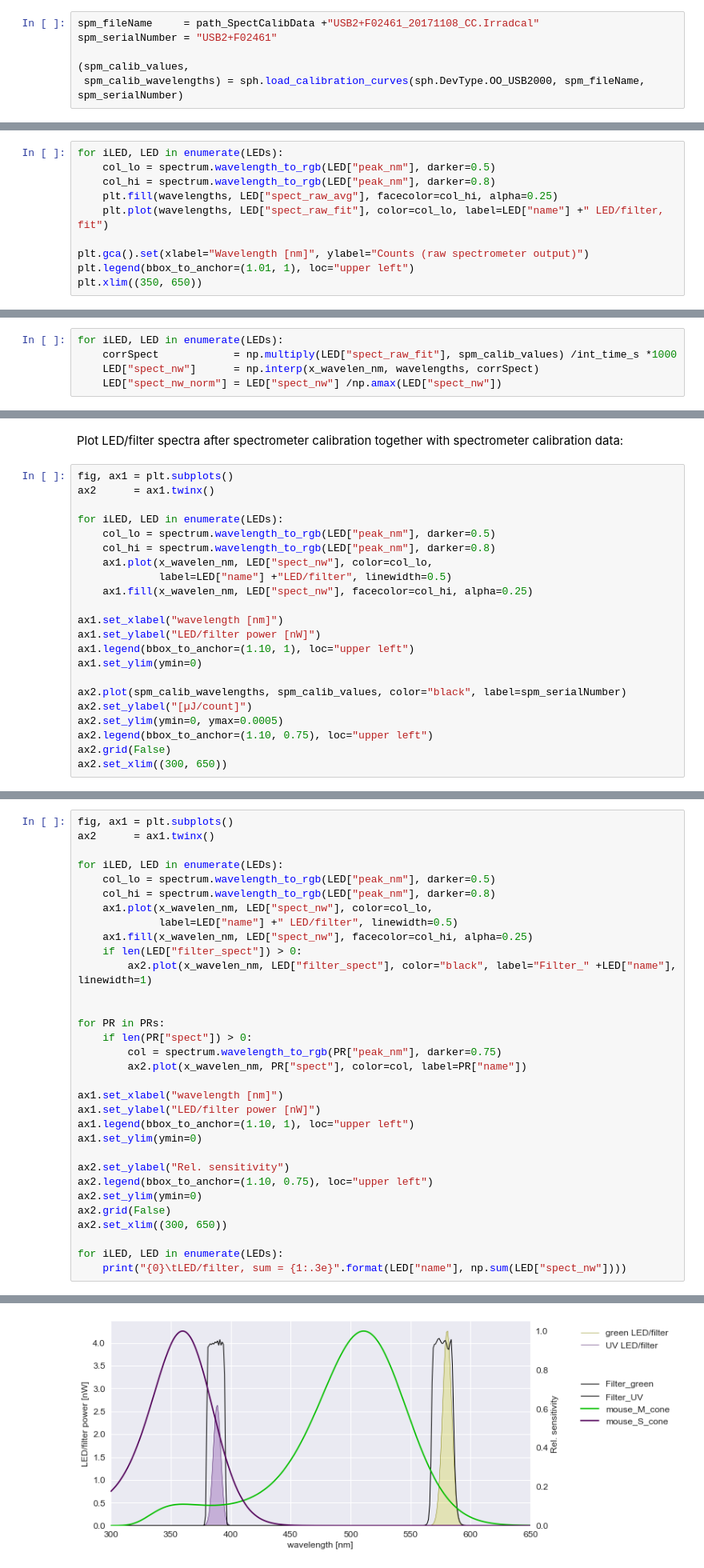
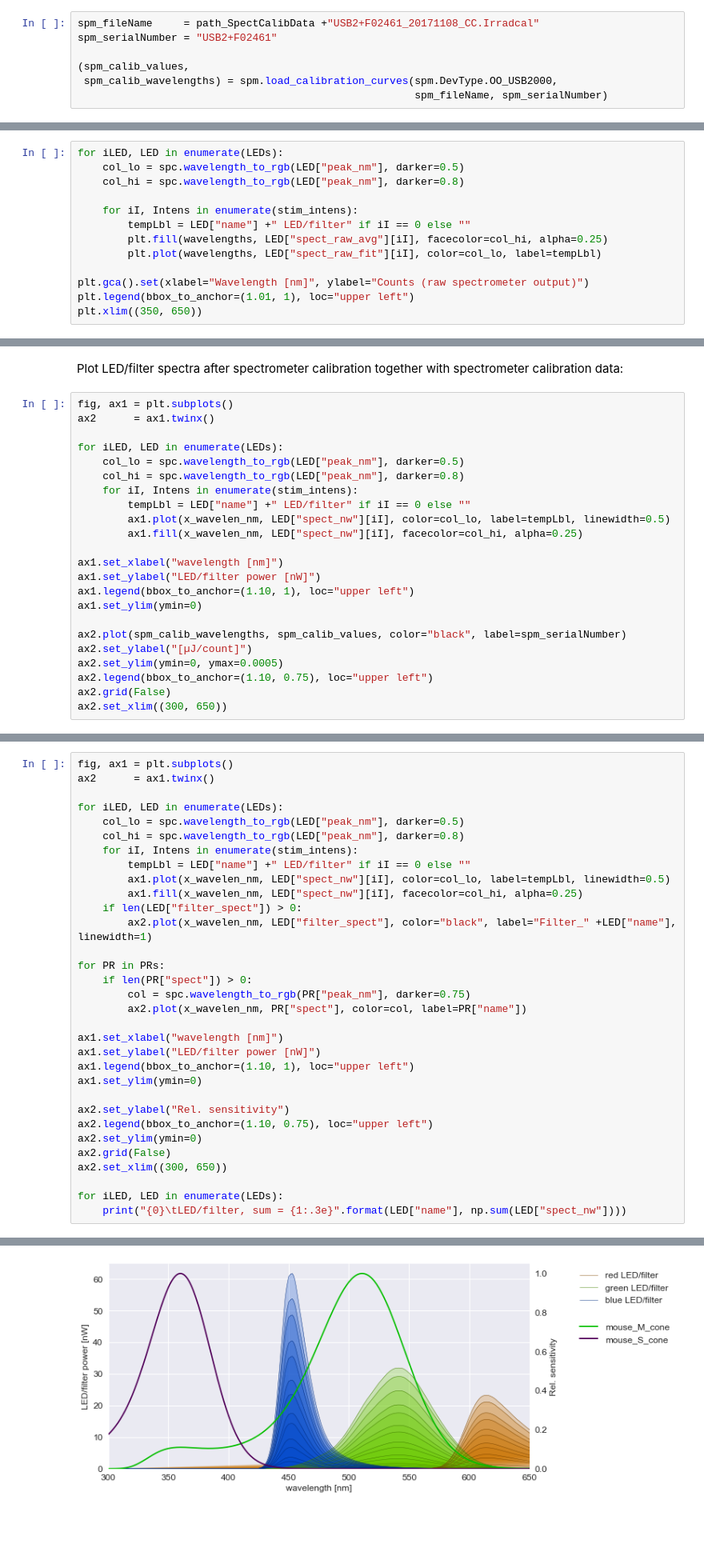
Before and after one commit to eulerlab/open-visual-stimulator, a Jupyter notebook: calibration_maximalIntensity.ipynb, the cells around one changed output, grey strips where cells are left out. Shown: that part at 80% size. Drawn from its saved outputs; the diff is of its cells as text; blank space fills up the shorter version.

```diff
--- a/calibration_maximalIntensity.ipynb
+++ b/calibration_maximalIntensity.ipynb
@@ -293,7 +298,8 @@ spm_fileName     = path_SpectCalibData +"USB2+F02461_20171108_CC.Irradcal"
 spm_serialNumber = "USB2+F02461"
 
 (spm_calib_values,
- spm_calib_wavelengths) = sph.load_calibration_curves(sph.DevType.OO_USB2000, spm_fileName, spm_serialNumber)
+ spm_calib_wavelengths) = spm.load_calibration_curves(spm.DevType.OO_USB2000,
+                                                      spm_fileName, spm_serialNumber)
 # %% [markdown]
 Plot spectometer calibration curve
 # %%
@@ -533,10 +562,13 @@ for iLED, LED in enumerate(LEDs):
 Plot fits together with measured spectra:
 # %%
 for iLED, LED in enumerate(LEDs):
-    col_lo = spectrum.wavelength_to_rgb(LED["peak_nm"], darker=0.5)
-    col_hi = spectrum.wavelength_to_rgb(LED["peak_nm"], darker=0.8)
-    plt.fill(wavelengths, LED["spect_raw_avg"], facecolor=col_hi, alpha=0.25)
-    plt.plot(wavelengths, LED["spect_raw_fit"], color=col_lo, label=LED["name"] +" LED/filter, fit")
+    col_lo = spc.wavelength_to_rgb(LED["peak_nm"], darker=0.5)
+    col_hi = spc.wavelength_to_rgb(LED["peak_nm"], darker=0.8)
+
+    for iI, Intens in enumerate(stim_intens):
+        tempLbl = LED["name"] +" LED/filter" if iI == 0 else ""
+        plt.fill(wavelengths, LED["spect_raw_avg"][iI], facecolor=col_hi, alpha=0.25)
+        plt.plot(wavelengths, LED["spect_raw_fit"][iI], color=col_lo, label=tempLbl)
 
 plt.gca().set(xlabel="Wavelength [nm]", ylabel="Counts (raw spectrometer output)")
 plt.legend(bbox_to_anchor=(1.01, 1), loc="upper left")
@@ -552,5 +583,0 @@ Now the measured LED/filter spectra are ...
-# %%
-for iLED, LED in enumerate(LEDs):
-    corrSpect            = np.multiply(LED["spect_raw_fit"], spm_calib_values) /int_time_s *1000
-    LED["spect_nw"]      = np.interp(x_wavelen_nm, wavelengths, corrSpect)
-    LED["spect_nw_norm"] = LED["spect_nw"] /np.amax(LED["spect_nw"])
@@ -561,11 +619,12 @@ fig, ax1 = plt.subplots()
 ax2      = ax1.twinx()
 
 for iLED, LED in enumerate(LEDs):
-    col_lo = spectrum.wavelength_to_rgb(LED["peak_nm"], darker=0.5)
-    col_hi = spectrum.wavelength_to_rgb(LED["peak_nm"], darker=0.8)
-    ax1.plot(x_wavelen_nm, LED["spect_nw"], color=col_lo,
-             label=LED["name"] +"LED/filter", linewidth=0.5)
-    ax1.fill(x_wavelen_nm, LED["spect_nw"], facecolor=col_hi, alpha=0.25)
+    col_lo = spc.wavelength_to_rgb(LED["peak_nm"], darker=0.5)
+    col_hi = spc.wavelength_to_rgb(LED["peak_nm"], darker=0.8)
+    for iI, Intens in enumerate(stim_intens):
+        tempLbl = LED["name"] +" LED/filter" if iI == 0 else ""
+        ax1.plot(x_wavelen_nm, LED["spect_nw"][iI], color=col_lo, label=tempLbl, linewidth=0.5)
+        ax1.fill(x_wavelen_nm, LED["spect_nw"][iI], facecolor=col_hi, alpha=0.25)
 
 ax1.set_xlabel("wavelength [nm]")
 ax1.set_ylabel("LED/filter power [nW]")
@@ -588,18 +647,18 @@ fig, ax1 = plt.subplots()
 ax2      = ax1.twinx()
 
 for iLED, LED in enumerate(LEDs):
-    col_lo = spectrum.wavelength_to_rgb(LED["peak_nm"], darker=0.5)
-    col_hi = spectrum.wavelength_to_rgb(LED["peak_nm"], darker=0.8)
-    ax1.plot(x_wavelen_nm, LED["spect_nw"], color=col_lo,
-             label=LED["name"] +" LED/filter", linewidth=0.5)
-    ax1.fill(x_wavelen_nm, LED["spect_nw"], facecolor=col_hi, alpha=0.25)
+    col_lo = spc.wavelength_to_rgb(LED["peak_nm"], darker=0.5)
+    col_hi = spc.wavelength_to_rgb(LED["peak_nm"], darker=0.8)
+    for iI, Intens in enumerate(stim_intens):
+        tempLbl = LED["name"] +" LED/filter" if iI == 0 else ""
+        ax1.plot(x_wavelen_nm, LED["spect_nw"][iI], color=col_lo, label=tempLbl, linewidth=0.5)
+        ax1.fill(x_wavelen_nm, LED["spect_nw"][iI], facecolor=col_hi, alpha=0.25)
     if len(LED["filter_spect"]) > 0:
         ax2.plot(x_wavelen_nm, LED["filter_spect"], color="black", label="Filter_" +LED["name"], linewidth=1)
 
-
 for PR in PRs:
     if len(PR["spect"]) > 0:
-        col = spectrum.wavelength_to_rgb(PR["peak_nm"], darker=0.75)
+        col = spc.wavelength_to_rgb(PR["peak_nm"], darker=0.75)
         ax2.plot(x_wavelen_nm, PR["spect"], color=col, label=PR["name"])
 
 ax1.set_xlabel("wavelength [nm]")
@@ -621,4 +681,4 @@ UV      LED/filter, sum = 2.074e+01
-[figure, old version]
+[figure, new version]
 # %% [markdown]
 ## Determine effective photoreceptor stimulation
 
```
Also changed, not shown: parts of 27 cells of this notebook, 21 other files.
